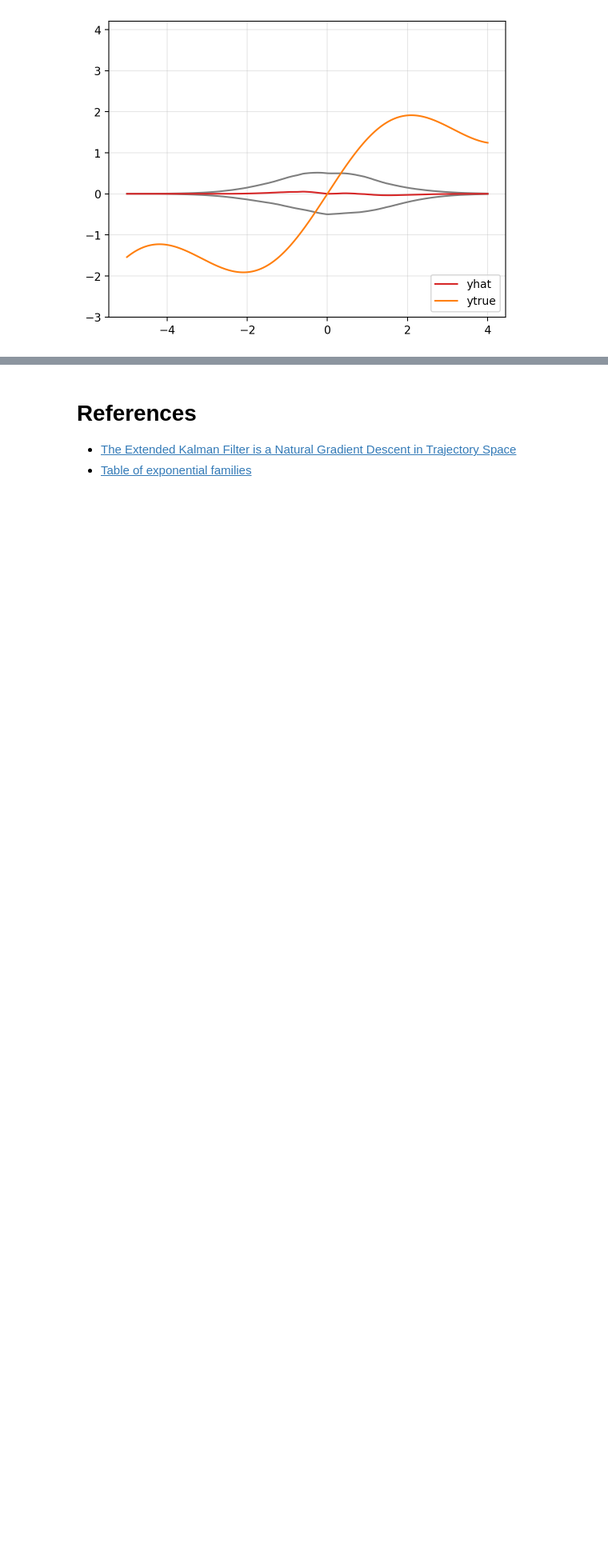
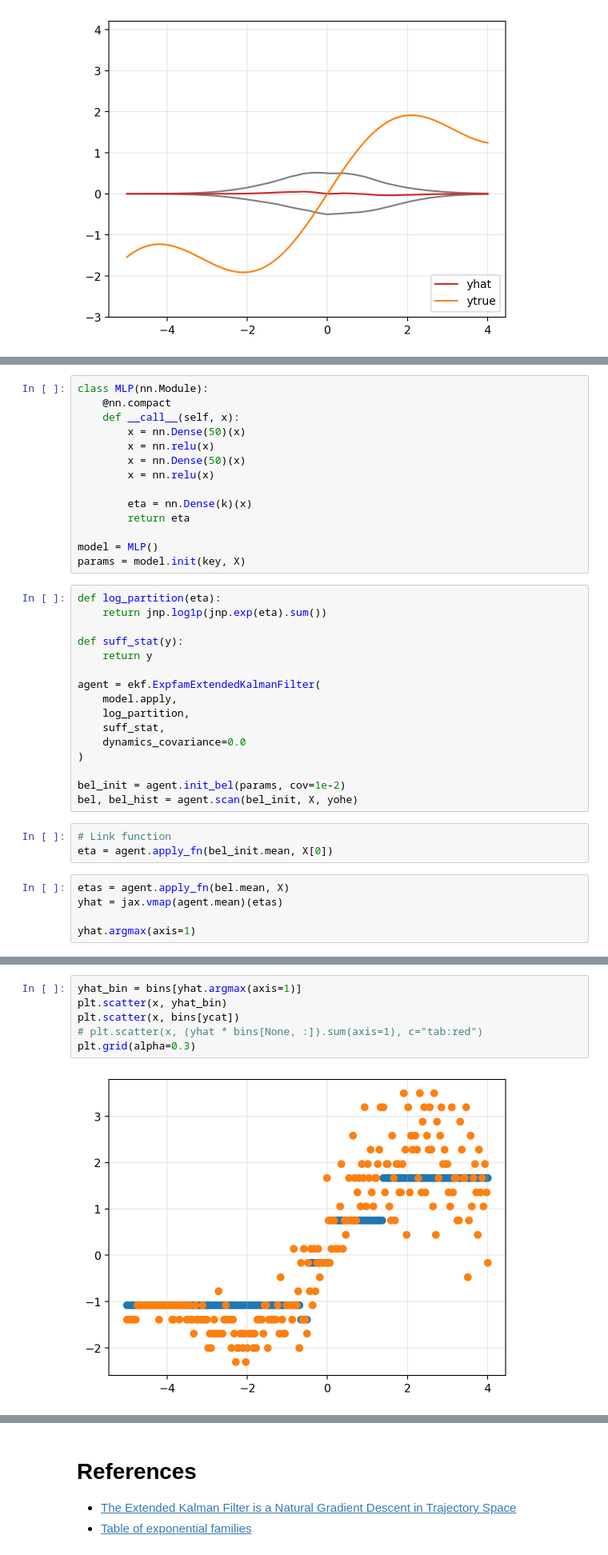
Before and after one commit to gerdm/bayes, a Jupyter notebook: exponential-families-ekf.ipynb, the cells around one changed output, grey strips where cells are left out. Shown at 80% size. Cells and saved outputs as stored; diff of their text form; blank space fills up the shorter version.

```diff
--- a/exponential-families-ekf.ipynb
+++ b/exponential-families-ekf.ipynb
@@ -271,0 +434,38 @@ MovieWriter ffmpeg unavailable; using Pillow instead.
+# %%
+class MLP(nn.Module):
+    @nn.compact
+    def __call__(self, x):
+        x = nn.Dense(50)(x)
+        x = nn.relu(x)
+        x = nn.Dense(50)(x)
+        x = nn.relu(x)
+
+        eta = nn.Dense(k)(x)
+        return eta
+
+model = MLP()
+params = model.init(key, X)
+# %%
+def log_partition(eta):
+    return jnp.log1p(jnp.exp(eta).sum())
+
+def suff_stat(y):
+    return y
+
+agent = ekf.ExpfamExtendedKalmanFilter(
+    model.apply,
+    log_partition,
+    suff_stat,
+    dynamics_covariance=0.0
+)
+
+bel_init = agent.init_bel(params, cov=1e-2)
+bel, bel_hist = agent.scan(bel_init, X, yohe)
+# %%
+# Link function
+eta = agent.apply_fn(bel_init.mean, X[0])
+# %%
+etas = agent.apply_fn(bel.mean, X)
+yhat = jax.vmap(agent.mean)(etas)
+
+yhat.argmax(axis=1)
@@ -271,0 +493,8 @@ MovieWriter ffmpeg unavailable; using Pillow instead.
+# %%
+yhat_bin = bins[yhat.argmax(axis=1)]
+plt.scatter(x, yhat_bin)
+plt.scatter(x, bins[ycat])
+# plt.scatter(x, (yhat * bins[None, :]).sum(axis=1), c="tab:red")
+plt.grid(alpha=0.3)
+# %% [output]
+[figure, added]
```
Also changed, not shown: parts of 24 cells of this notebook.
